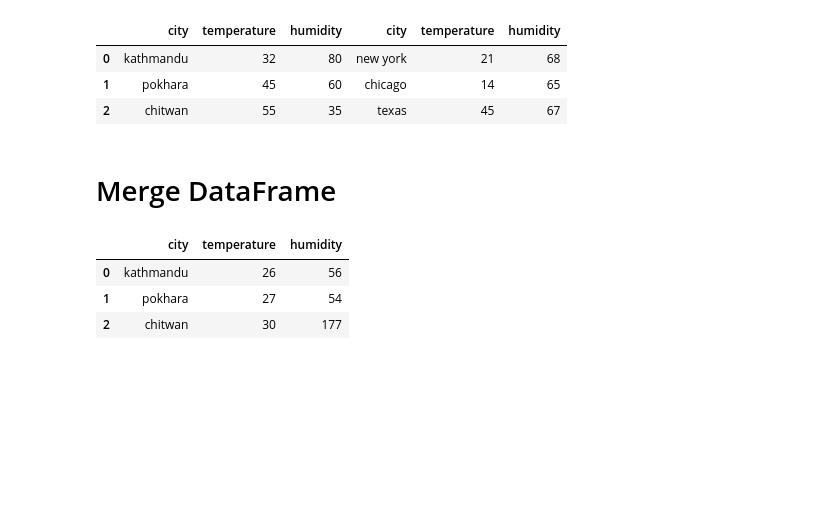
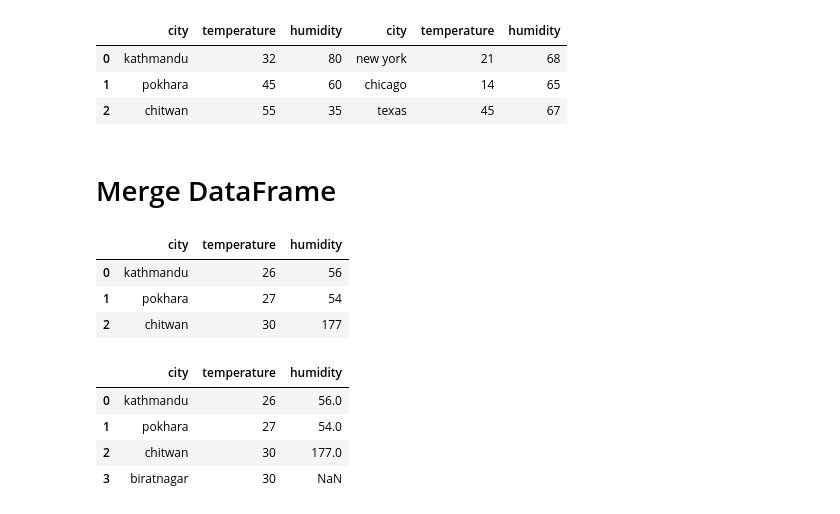
Before and after one commit to ashishsth7586/arduino, a Jupyter notebook: Pandas/Pandas.ipynb, the cells around one changed output. Drawn from its saved outputs; the diff is of its cells as text; code cells hidden in the pictures; blank space fills up the shorter version.

```diff
--- a/Pandas/Pandas.ipynb
+++ b/Pandas/Pandas.ipynb
@@ -314,0 +313,10 @@ df
+# %%
+# Outer join
+df = pd.merge(temperature_df, humidity_df, on="city", how="outer")
+df
+# %% [output]
+|  | city | temperature | humidity |
+| 0 | kathmandu | 26 | 56.0 |
+| 1 | pokhara | 27 | 54.0 |
+| 2 | chitwan | 30 | 177.0 |
+| 3 | biratnagar | 30 | NaN |
```
Also changed, not shown: parts of 1 cell of this notebook.
